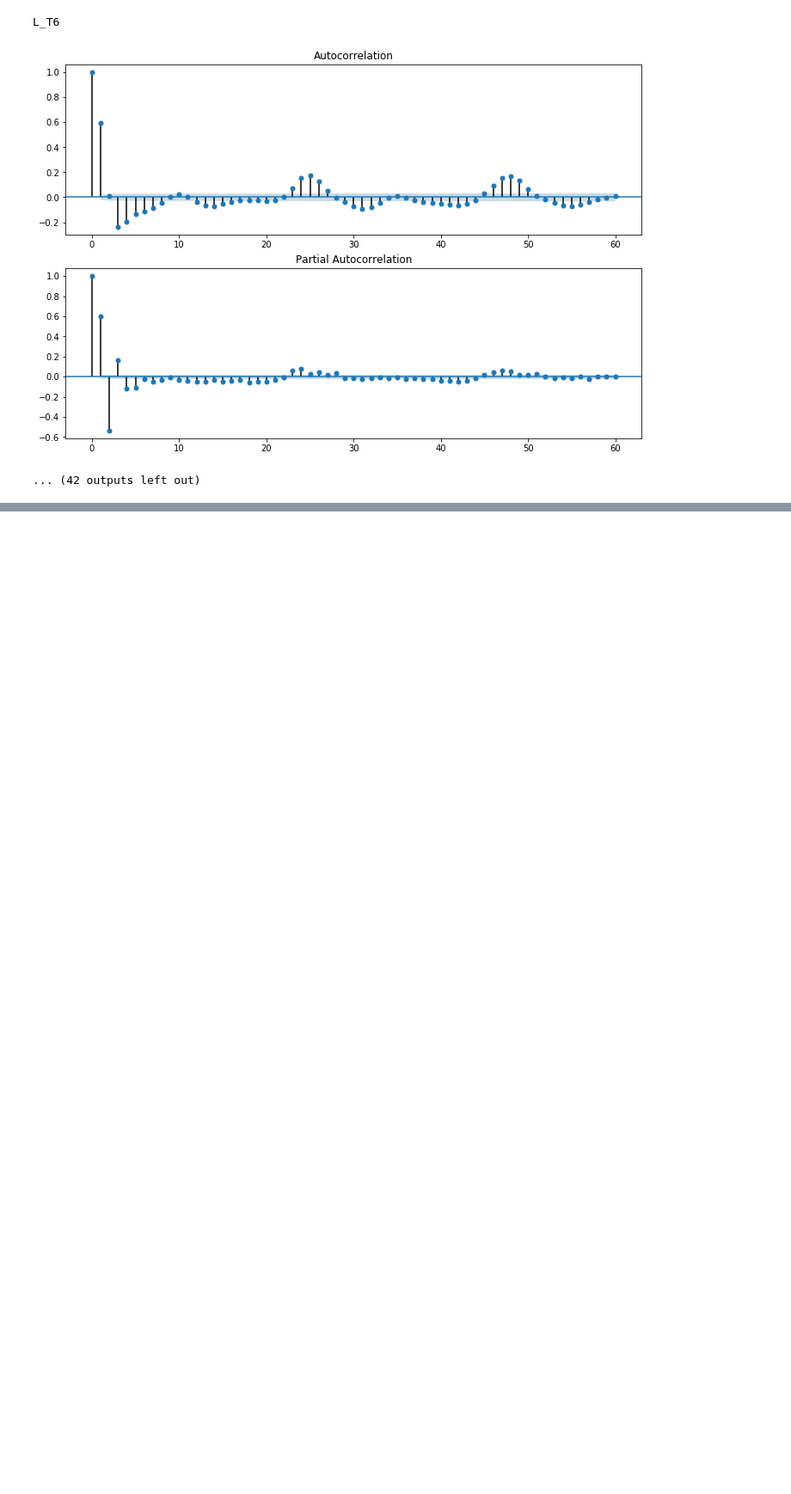
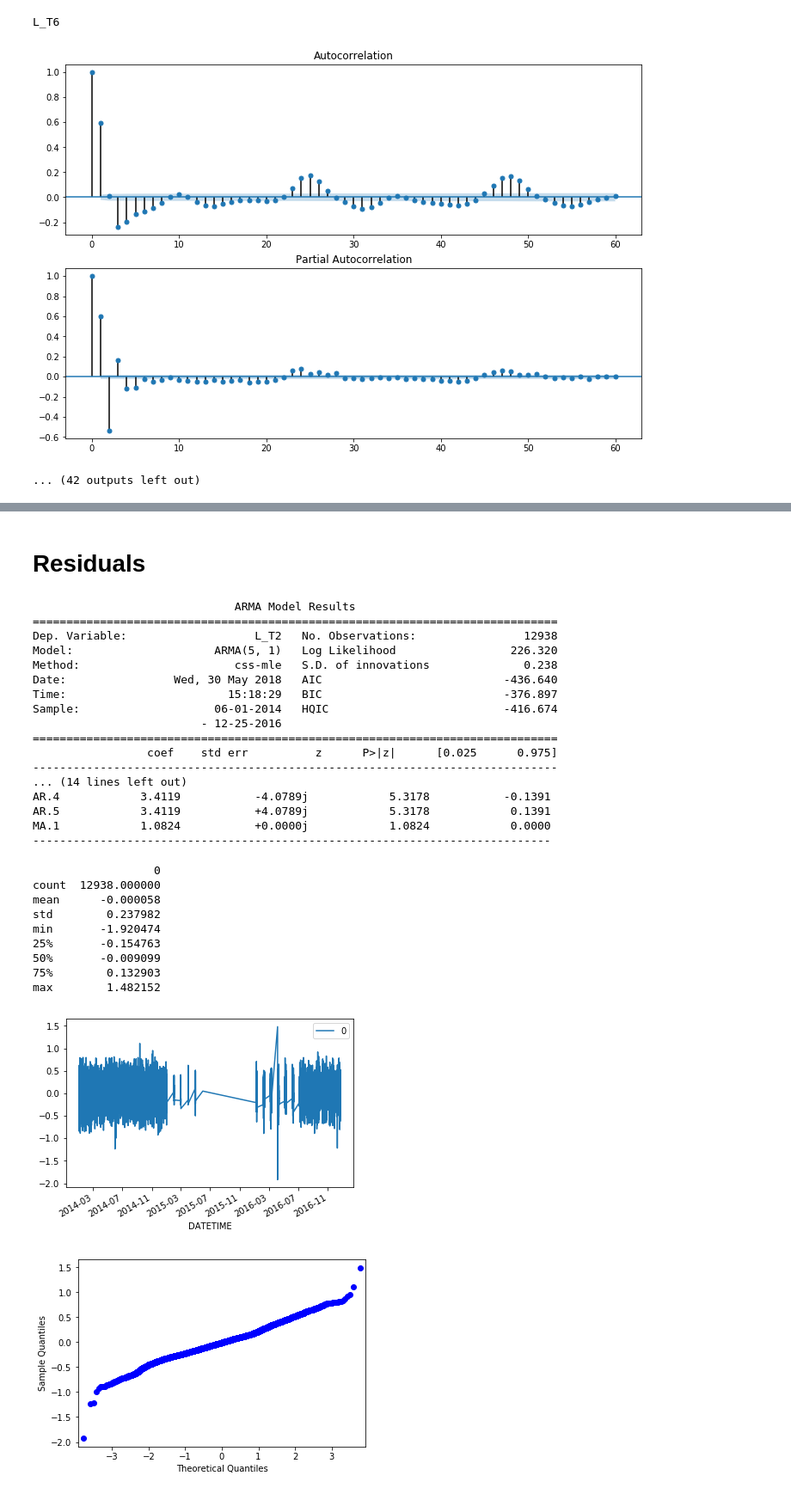
Before and after one commit to PedroCaldeira/CDA2018_G35, a Jupyter notebook: 2nd Assignment/Lab2.ipynb, the cells around one changed output, grey strips where cells are left out. Shown at 86% size. Drawn from its saved outputs; the diff is of its cells as text; code cells hidden in the pictures; blank space fills up the shorter version.

```diff
--- a/2nd Assignment/Lab2.ipynb
+++ b/2nd Assignment/Lab2.ipynb
@@ -124,0 +84,5 @@ trainingTable1.describe()
+# %%
+# Converting index
+trainingTable1= trainingTable1.set_index('DATETIME')
+trainingTable2= trainingTable2.set_index('DATETIME')
+testTable= testTable.set_index('DATETIME')
@@ -125,4 +107,5 @@ trainingTable1.describe()
 # %%
 ## drop all the columns that present nan in adfuller test
 dataToPlot = trainingTable1.drop(columns=['S_PU1','S_PU2', 'F_PU3','S_PU3','S_PU4','F_PU5','F_PU6','S_PU5','S_PU6','S_PU7','S_PU8','F_PU9','S_PU9','S_PU10','S_PU11','S_V2','ATT_FLAG'])
-dataToPlot.plot(subplots=True,linewidth=1,kind='line',figsize=(40,30),sharex=True,sharey=False)
+
+dataToPlot2 = trainingTable2.drop(columns=['S_PU1','S_PU2', 'F_PU3','S_PU3','S_PU4','F_PU5','F_PU6','S_PU5','S_PU6','S_PU7','S_PU8','F_PU9','S_PU9','S_PU10','S_PU11','S_V2','ATT_FLAG'])
@@ -201,0 +114,5 @@ dataToPlot.corr()
+# %%
+# creates one single table for all the training data
+frames = [dataToPlot,dataToPlot2]
+
+trainingTable = pd.concat(frames)
@@ -490,0 +357,46 @@ MA parameter 1
+# %% [markdown]
+# Residuals
+# %%
+# fit model
+model = ARMA(trainingTable.iloc[:,1], order=(5,1))
+model_fit = model.fit()
+print(model_fit.summary())
+
+# plot residual errors
+residuals = pd.DataFrame(model_fit.resid)
+residuals.plot()
+
+residuals2 = np.array(model_fit.resid)
+sm.qqplot(residuals2)
+
+residuals.plot(kind='kde')
+print(residuals.describe())
+# %% [output]
+                              ARMA Model Results
+==============================================================================
+Dep. Variable:                   L_T2   No. Observations:                12938
+Model:                     ARMA(5, 1)   Log Likelihood                 226.320
+Method:                       css-mle   S.D. of innovations              0.238
+Date:                Wed, 30 May 2018   AIC                           -436.640
+Time:                        15:18:29   BIC                           -376.897
+Sample:                    06-01-2014   HQIC                          -416.674
+                         - 12-25-2016
+==============================================================================
+                 coef    std err          z      P>|z|      [0.025      0.975]
+------------------------------------------------------------------------------
+... (14 lines left out)
+AR.4            3.4119           -4.0789j            5.3178           -0.1391
+AR.5            3.4119           +4.0789j            5.3178            0.1391
+MA.1            1.0824           +0.0000j            1.0824            0.0000
+-----------------------------------------------------------------------------
+                  0
+count  12938.000000
+mean      -0.000058
+std        0.237982
+min       -1.920474
+25%       -0.154763
+50%       -0.009099
+75%        0.132903
+max        1.482152
+[figure, added]
+[figure, added]
```
Also changed, not shown: parts of 67 cells of this notebook.
